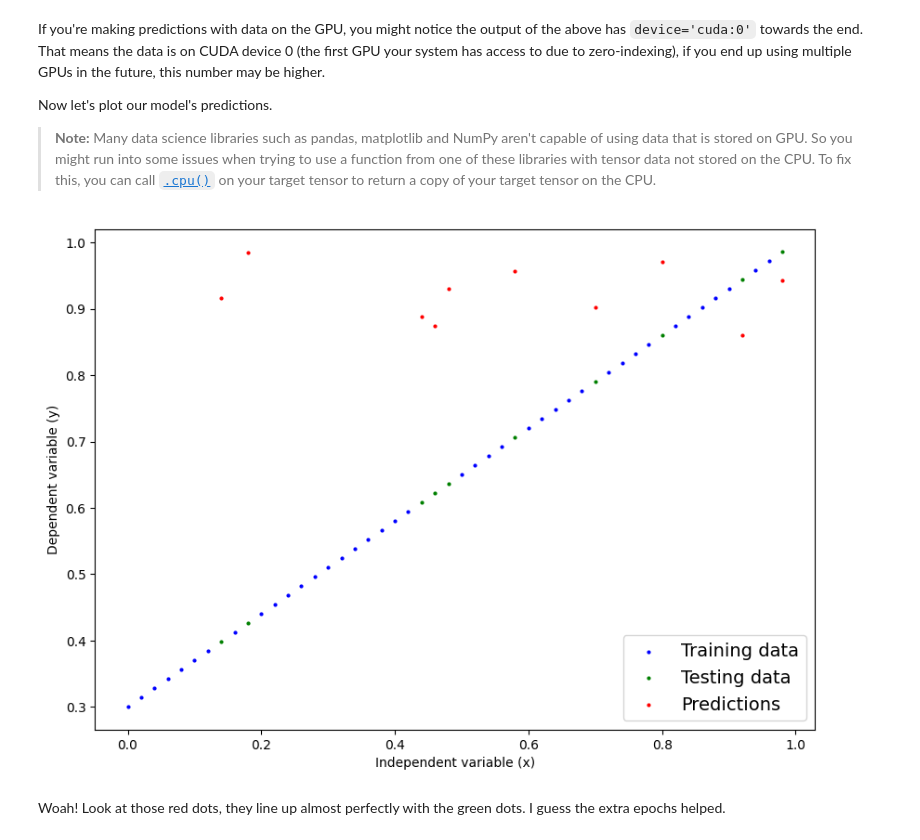
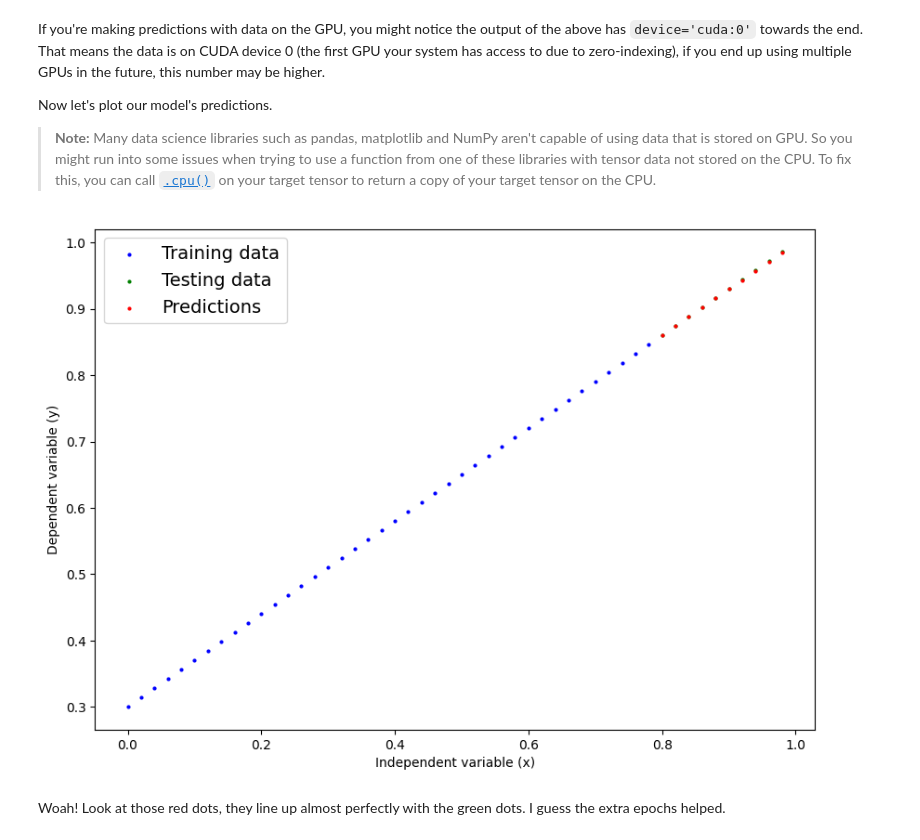
Before and after one commit to AriBlumstein/pytorch-deep-learning, a Jupyter notebook: 01_pytorch_workflow.ipynb, the cells around one changed output. Saved outputs shown, nothing was run; the diff lists cells and outputs as text; code cells hidden in the pictures.

Commit message:
fix graph

```diff
--- a/01_pytorch_workflow.ipynb
+++ b/01_pytorch_workflow.ipynb
@@ -340,6 +342,7 @@ When we pass data to our model, it'll go through the model's `forward()` method
 Let's make some predictions.
 # %%
 # Make predictions with model
+X_test = X_test.to(device) # move test data to target device
 with torch.inference_mode():
     y_preds = model_0(X_test)
 
@@ -405,0 +396,4 @@ tensor([[0.5054],
+# %%
+# Compare predictions to ground truth
+y_test = y_test.to(device) # move test labels to target device
+y_test - y_preds
@@ -521,6 +526,8 @@ Notice the testing loop doesn't contain performing backpropagation (`loss.backwa
 Let's put all of the above together and train our model for 100 **epochs** (forward passes through the data) and we'll evaluate it every 10 epochs.
 # %%
 torch.manual_seed(42)
+X_train = X_train.to(device) # move training data to target device
+y_train = y_train.to(device) # move training labels to target device
 
 # Set the number of epochs (how many times the model will pass over the training data)
 epochs = 10000
@@ -573,7 +580,7 @@ for epoch in range(epochs):
       # Print out what's happening
       if epoch % 10 == 0:
             epoch_count.append(epoch)
-            train_loss_values.append(loss.detach().numpy()) # detach() detaches the loss from the computation graph, so it can be converted to a numpy array (otherwise you'll get an error)
-            test_loss_values.append(test_loss.detach().numpy())
+            train_loss_values.append(loss.detach().cpu().numpy()) # detach() detaches the loss from the computation graph, so it can be converted to a numpy array (otherwise you'll get an error)
+            test_loss_values.append(test_loss.detach().cpu().numpy())
             print(f"Epoch: {epoch} | MAE Train Loss: {loss} | MAE Test Loss: {test_loss} ")
 # %% [output]
@@ -975,5 +983,6 @@ We can change the device our PyTorch objects are on using `.to(device)`.
 First let's check the model's current device.
 # %%
 # Check model device
+model_1 = model_1.to(device)
 next(model_1.parameters()).device
 # %% [output]
@@ -1169,10 +1178,16 @@ Now let's plot our model's predictions.
 # %%
 # plot_predictions(predictions=y_preds) # -> won't work... data not on CPU
 
-# Put data on the CPU and plot it
-plot_predictions(predictions=y_preds.cpu())
+
+plot_predictions(
+    train_data=X_train.cpu(),
+    train_labels=y_train.cpu(),
+    test_data=X_test.cpu(),
+    test_labels=y_test.cpu(),
+    predictions=y_preds.cpu()
+)
 # %% [output]
-[figure, old version]
+[figure, new version]
 # %% [markdown]
 Woah! Look at those red dots, they line up almost perfectly with the green dots. I guess the extra epochs helped.
 # %% [markdown]
```
Also changed, not shown: parts of 13 cells of this notebook, 2 other files.
